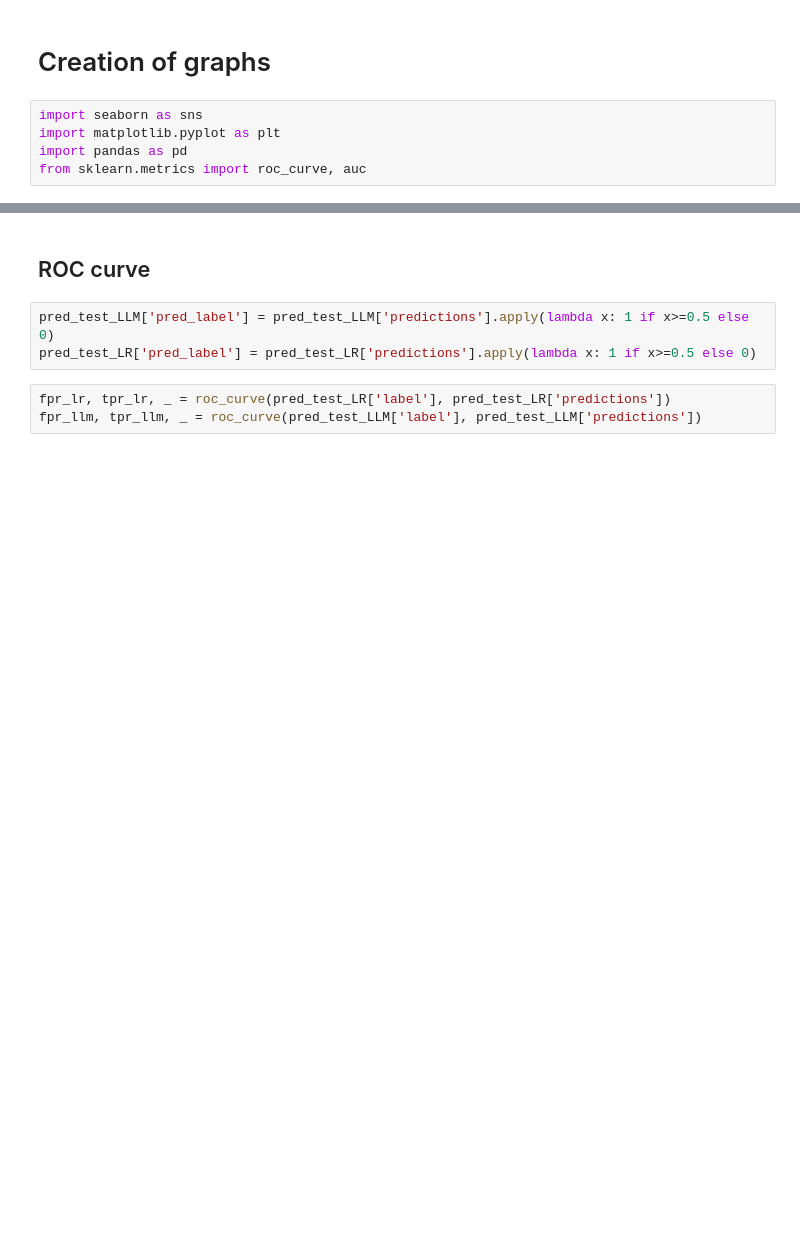
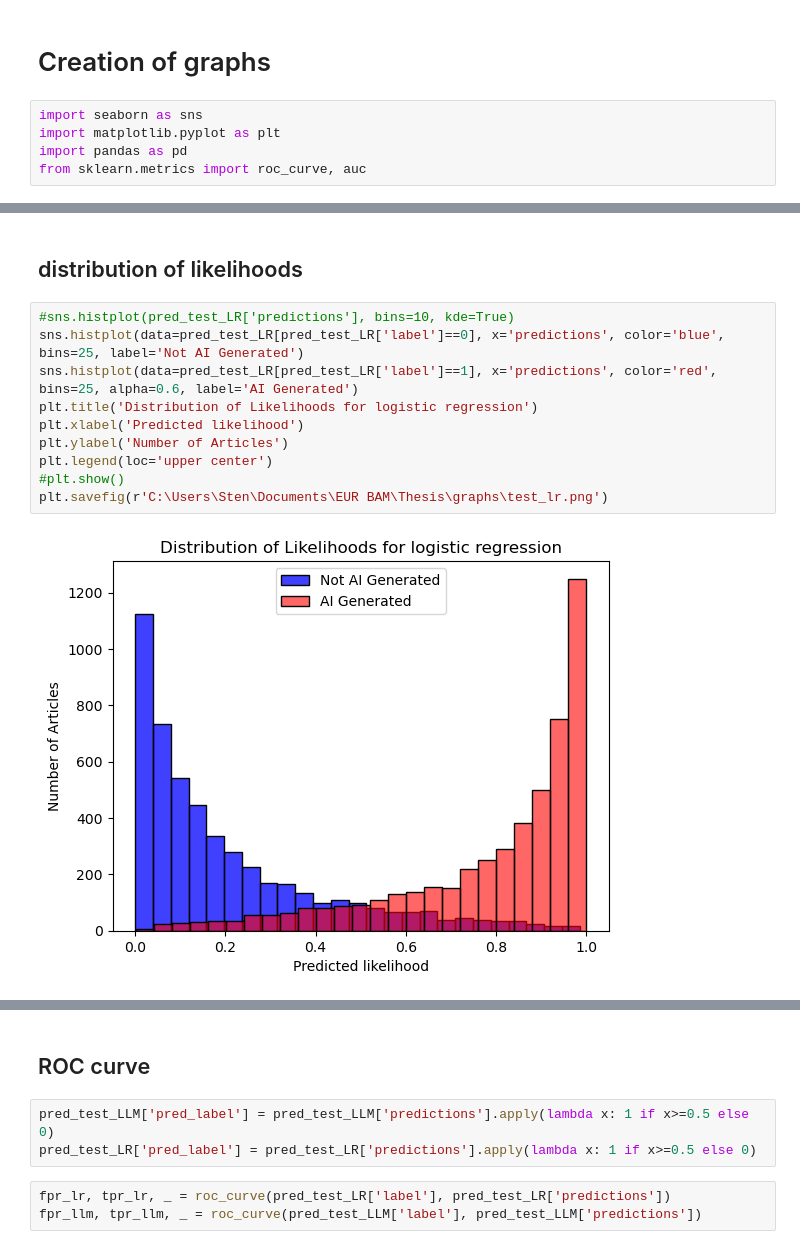
Before and after one commit to StenRSM/BAM-thesis, a Jupyter notebook: graphs.ipynb, the cells around one changed output, grey strips where cells are left out. Saved outputs shown, nothing was run; the diff lists cells and outputs as text; blank space fills up the shorter version.

Commit message:
Aditional analysis on distributions

```diff
--- a/graphs.ipynb
+++ b/graphs.ipynb
@@ -20,0 +39,14 @@ sns.histplot(pred_test_LLM['predictions'], bins=10, kde=True)
+# %% [markdown]
+## distribution of likelihoods
+# %%
+#sns.histplot(pred_test_LR['predictions'], bins=10, kde=True)
+sns.histplot(data=pred_test_LR[pred_test_LR['label']==0], x='predictions', color='blue', bins=25, label='Not AI Generated')
+sns.histplot(data=pred_test_LR[pred_test_LR['label']==1], x='predictions', color='red', bins=25, alpha=0.6, label='AI Generated')
+plt.title('Distribution of Likelihoods for logistic regression')
+plt.xlabel('Predicted likelihood')
+plt.ylabel('Number of Articles')
+plt.legend(loc='upper center')
+#plt.show()
+plt.savefig(r'C:\Users\Sten\Documents\EUR BAM\Thesis\graphs\test_lr.png')
+# %% [output]
+[figure, added]
```
Also changed, not shown: parts of 14 cells of this notebook, 2 other files.
